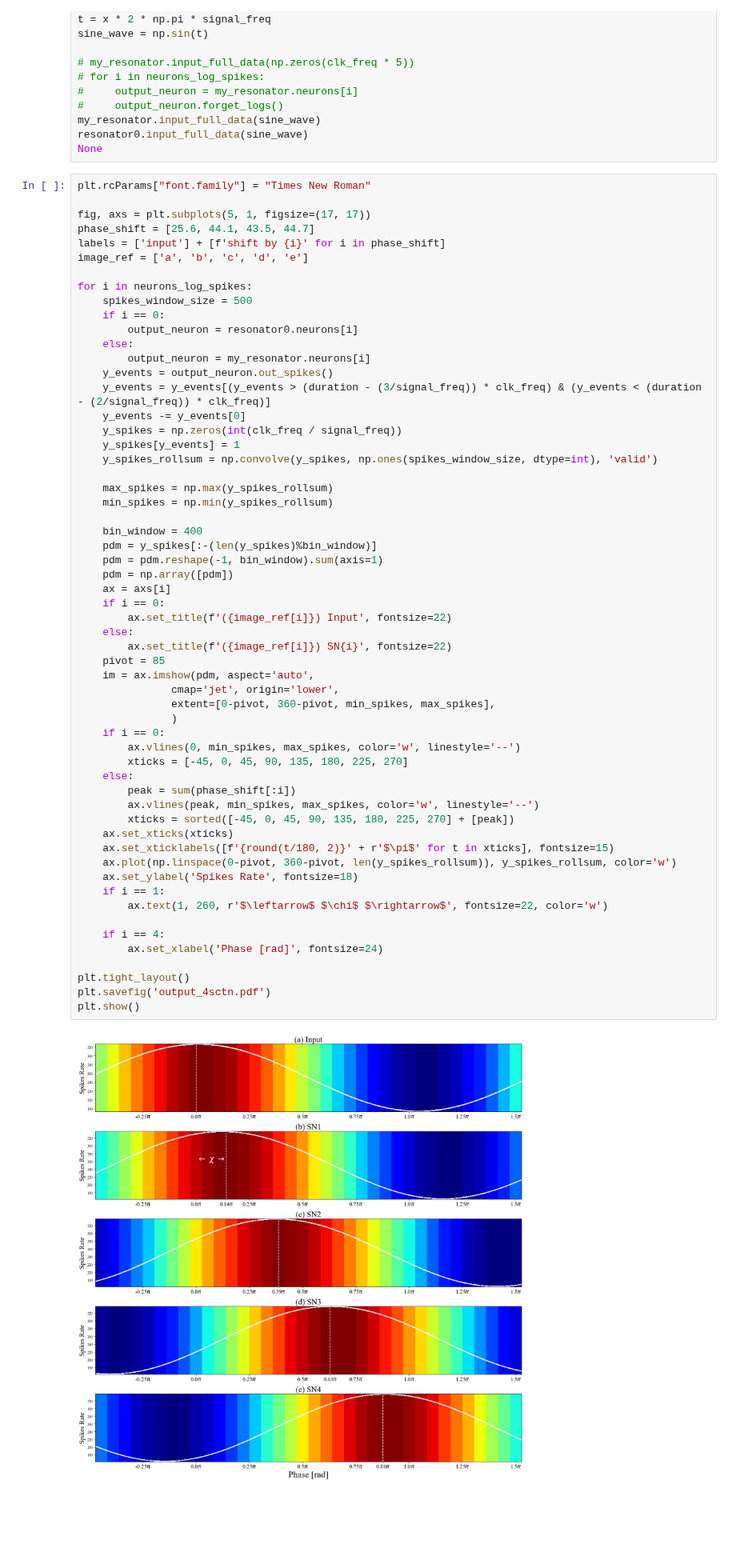
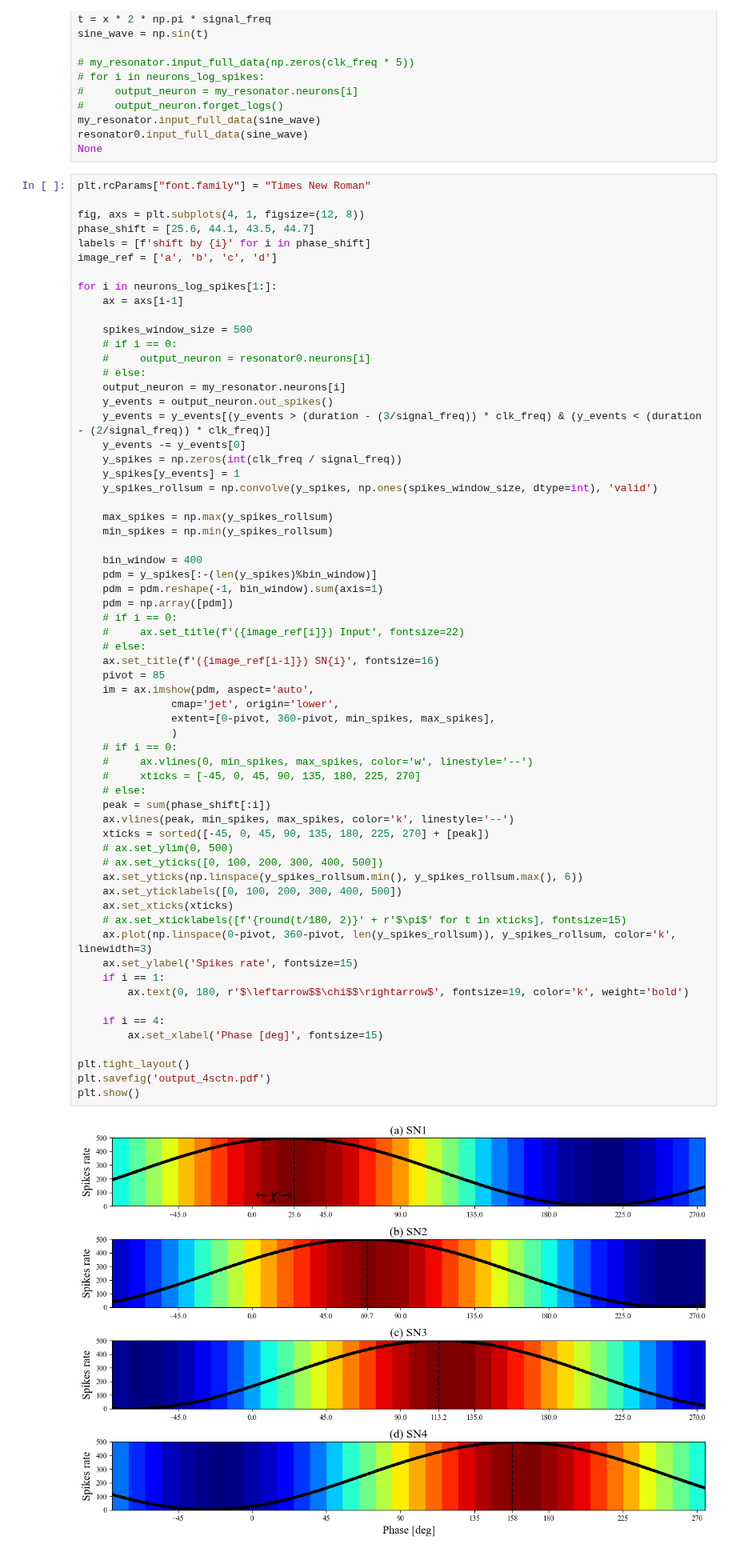
Before and after one commit to yakir4123/SNN-SCTN, a Jupyter notebook: notebooks/resonator_test_sine.ipynb, the cells around one changed output. Shown at 80% size. Drawn from its saved outputs; the diff is of its cells as text; blank space fills up the shorter version.

```diff
--- a/notebooks/resonator_test_sine.ipynb
+++ b/notebooks/resonator_test_sine.ipynb
@@ -218,63 +218,68 @@ None
 # %%
 plt.rcParams["font.family"] = "Times New Roman"
 
-fig, axs = plt.subplots(5, 1, figsize=(17, 17))
+fig, axs = plt.subplots(4, 1, figsize=(12, 8))
 phase_shift = [25.6, 44.1, 43.5, 44.7]
-labels = ['input'] + [f'shift by {i}' for i in phase_shift]
-image_ref = ['a', 'b', 'c', 'd', 'e']
+labels = [f'shift by {i}' for i in phase_shift]
+image_ref = ['a', 'b', 'c', 'd']
 
-for i in neurons_log_spikes:
+for i in neurons_log_spikes[1:]:
+    ax = axs[i-1]
+
     spikes_window_size = 500
-    if i == 0:
-        output_neuron = resonator0.neurons[i]
-    else:
-        output_neuron = my_resonator.neurons[i]
+    # if i == 0:
+    #     output_neuron = resonator0.neurons[i]
+    # else:
+    output_neuron = my_resonator.neurons[i]
     y_events = output_neuron.out_spikes()
     y_events = y_events[(y_events > (duration - (3/signal_freq)) * clk_freq) & (y_events < (duration - (2/signal_freq)) * clk_freq)]
     y_events -= y_events[0]
     y_spikes = np.zeros(int(clk_freq / signal_freq))
     y_spikes[y_events] = 1
     y_spikes_rollsum = np.convolve(y_spikes, np.ones(spikes_window_size, dtype=int), 'valid')
 
     max_spikes = np.max(y_spikes_rollsum)
     min_spikes = np.min(y_spikes_rollsum)
 
     bin_window = 400
     pdm = y_spikes[:-(len(y_spikes)%bin_window)]
     pdm = pdm.reshape(-1, bin_window).sum(axis=1)
     pdm = np.array([pdm])
-    ax = axs[i]
-    if i == 0:
-        ax.set_title(f'({image_ref[i]}) Input', fontsize=22)
-    else:
-        ax.set_title(f'({image_ref[i]}) SN{i}', fontsize=22)
+    # if i == 0:
+    #     ax.set_title(f'({image_ref[i]}) Input', fontsize=22)
+    # else:
+    ax.set_title(f'({image_ref[i-1]}) SN{i}', fontsize=16)
     pivot = 85
     im = ax.imshow(pdm, aspect='auto',
                cmap='jet', origin='lower',
                extent=[0-pivot, 360-pivot, min_spikes, max_spikes],
                )
-    if i == 0:
-        ax.vlines(0, min_spikes, max_spikes, color='w', linestyle='--')
-        xticks = [-45, 0, 45, 90, 135, 180, 225, 270]
-    else:
-        peak = sum(phase_shift[:i])
-        ax.vlines(peak, min_spikes, max_spikes, color='w', linestyle='--')
-        xticks = sorted([-45, 0, 45, 90, 135, 180, 225, 270] + [peak])
+    # if i == 0:
+    #     ax.vlines(0, min_spikes, max_spikes, color='w', linestyle='--')
+    #     xticks = [-45, 0, 45, 90, 135, 180, 225, 270]
+    # else:
+    peak = sum(phase_shift[:i])
+    ax.vlines(peak, min_spikes, max_spikes, color='k', linestyle='--')
+    xticks = sorted([-45, 0, 45, 90, 135, 180, 225, 270] + [peak])
+    # ax.set_ylim(0, 500)
+    # ax.set_yticks([0, 100, 200, 300, 400, 500])
+    ax.set_yticks(np.linspace(y_spikes_rollsum.min(), y_spikes_rollsum.max(), 6))
+    ax.set_yticklabels([0, 100, 200, 300, 400, 500])
     ax.set_xticks(xticks)
-    ax.set_xticklabels([f'{round(t/180, 2)}' + r'$\pi$' for t in xticks], fontsize=15)
-    ax.plot(np.linspace(0-pivot, 360-pivot, len(y_spikes_rollsum)), y_spikes_rollsum, color='w')
-    ax.set_ylabel('Spikes Rate', fontsize=18)
+    # ax.set_xticklabels([f'{round(t/180, 2)}' + r'$\pi$' for t in xticks], fontsize=15)
+    ax.plot(np.linspace(0-pivot, 360-pivot, len(y_spikes_rollsum)), y_spikes_rollsum, color='k', linewidth=3)
+    ax.set_ylabel('Spikes rate', fontsize=15)
     if i == 1:
-        ax.text(1, 260, r'$\leftarrow$ $\chi$ $\rightarrow$', fontsize=22, color='w')
+        ax.text(0, 180, r'$\leftarrow$$\chi$$\rightarrow$', fontsize=19, color='k', weight='bold')
 
     if i == 4:
-        ax.set_xlabel('Phase [rad]', fontsize=24)
+        ax.set_xlabel('Phase [deg]', fontsize=15)
 
 plt.tight_layout()
 plt.savefig('output_4sctn.pdf')
 plt.show()
 # %% [output]
-[figure, old version]
+[figure, new version]
 # %% [markdown]
 ## Depict Resonator
 # %%
```
Also changed, not shown: parts of 1 cell of this notebook, 1 other file.
